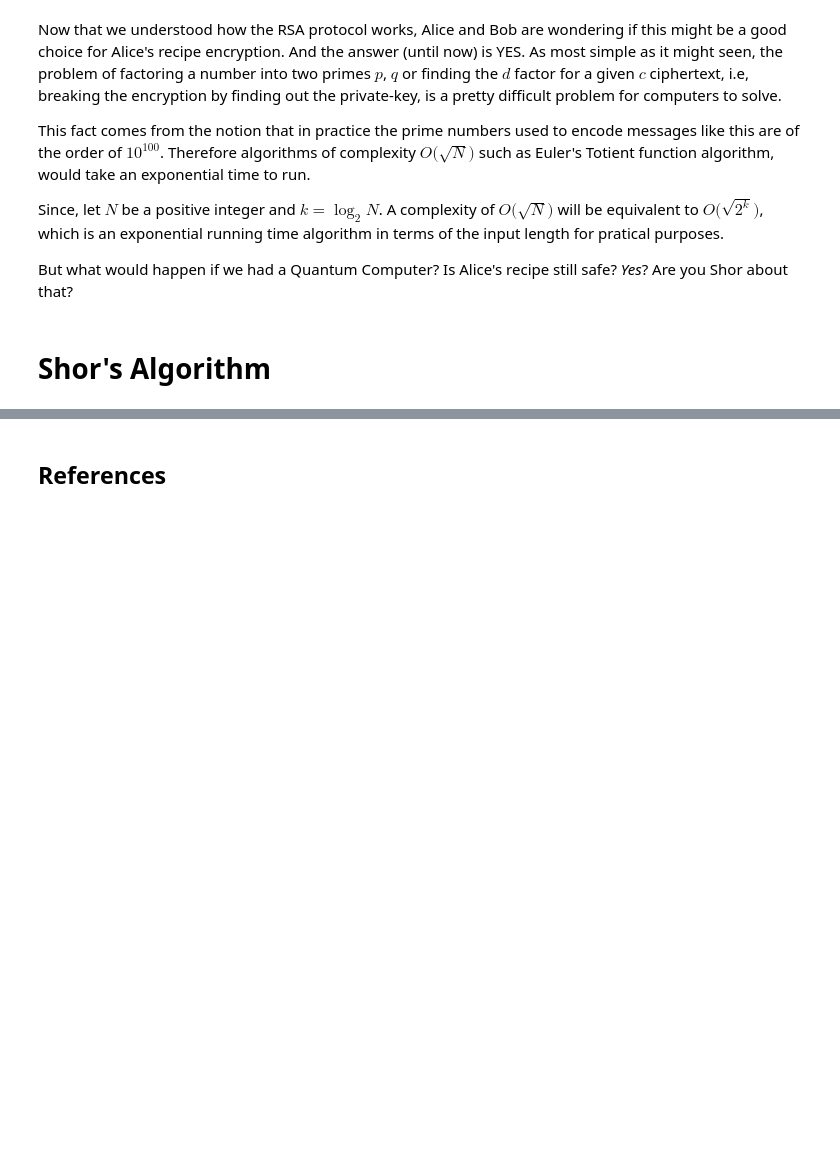
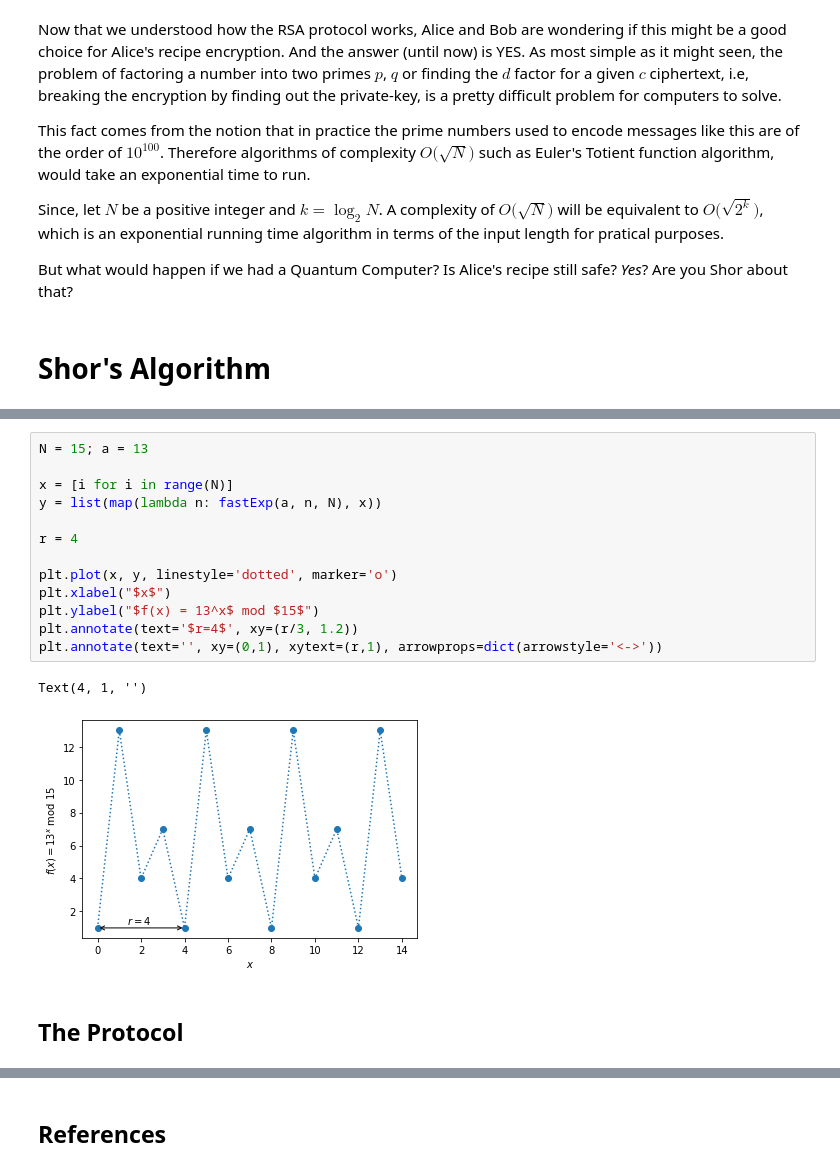
Before and after one commit to matheusmtta/Quantum-Computing, a Jupyter notebook: Algorithms/Shor.ipynb, the cells around one changed output, grey strips where cells are left out. Drawn from its saved outputs; the diff is of its cells as text; blank space fills up the shorter version.

Commit message:
Adding Modular Periodic Functions explanation/visualization and shor's algorithm protocol

```diff
--- a/Algorithms/Shor.ipynb
+++ b/Algorithms/Shor.ipynb
@@ -174,0 +198,18 @@ _in progress_
+# %%
+N = 15; a = 13
+
+x = [i for i in range(N)]
+y = list(map(lambda n: fastExp(a, n, N), x))
+
+r = 4
+
+plt.plot(x, y, linestyle='dotted', marker='o')
+plt.xlabel("$x$")
+plt.ylabel("$f(x) = 13^x$ mod $15$")
+plt.annotate(text='$r=4$', xy=(r/3, 1.2))
+plt.annotate(text='', xy=(0,1), xytext=(r,1), arrowprops=dict(arrowstyle='<->'))
+# %% [output]
+Text(4, 1, '')
+[figure, added]
+# %% [markdown]
+## The Protocol
```
Also changed, not shown: parts of 3 cells of this notebook.
